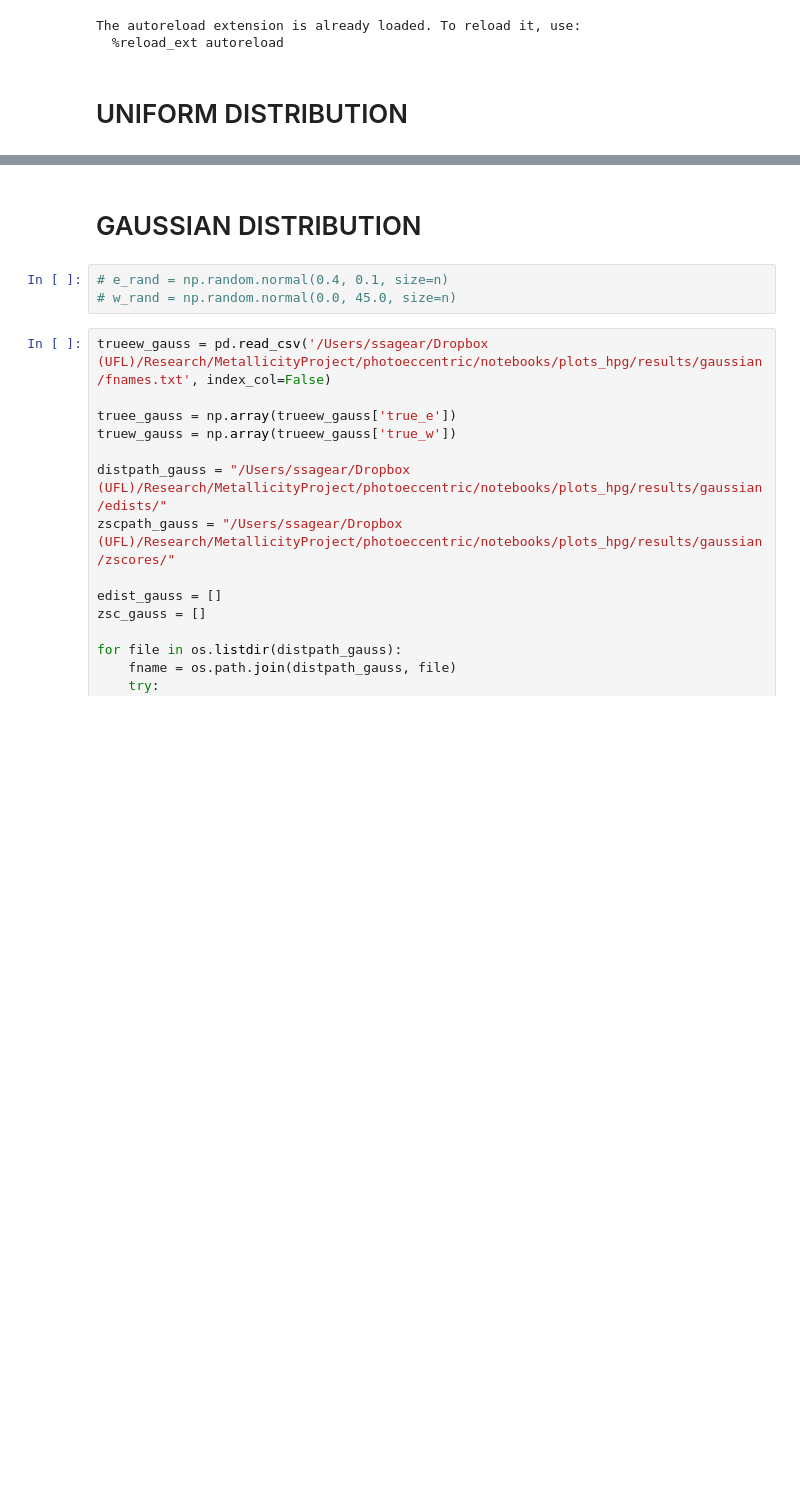
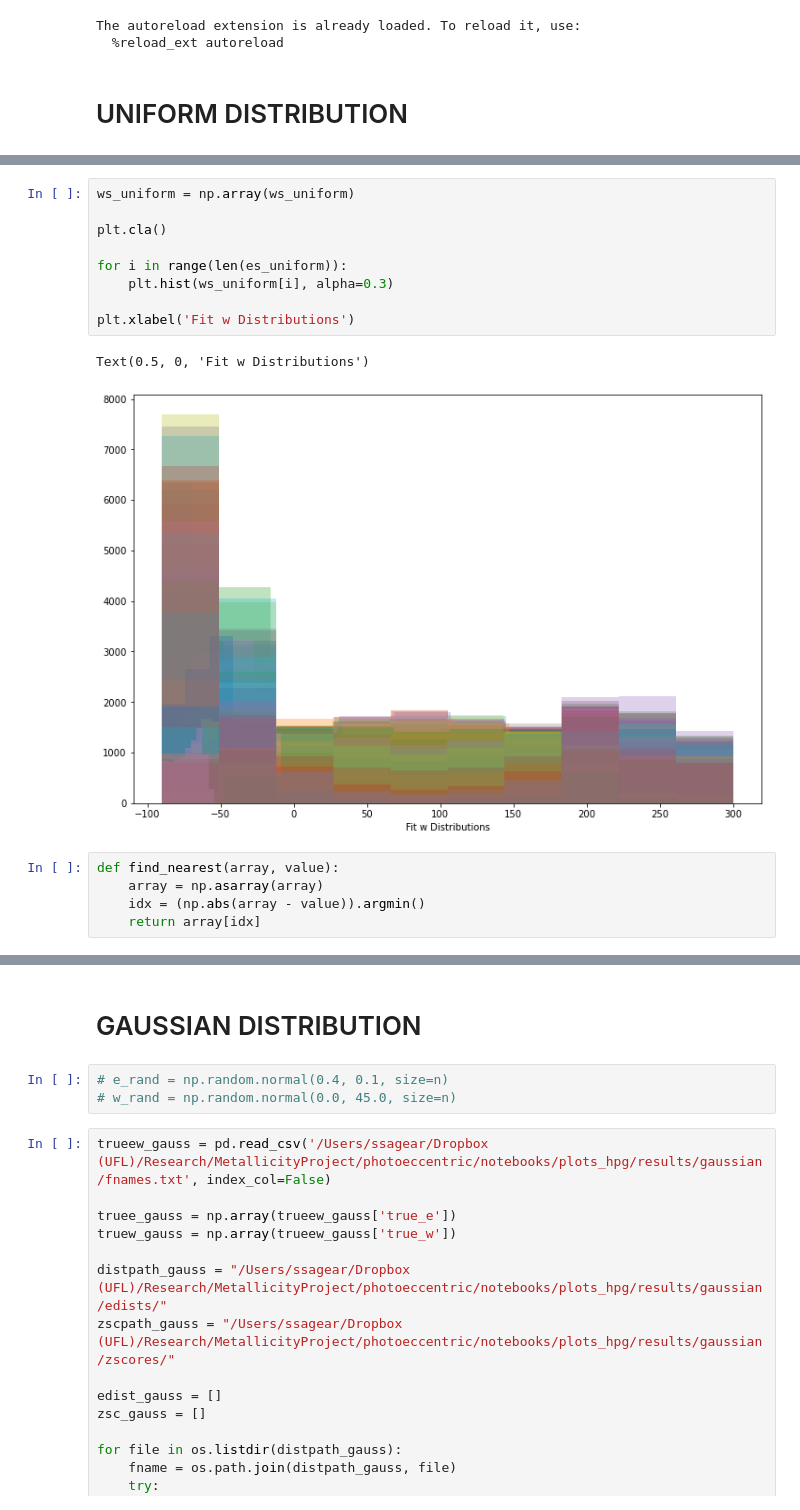
Before and after one commit to ssagear/photoeccentric, a Jupyter notebook: notebooks/true_e_dist.ipynb, the cells around one changed output, grey strips where cells are left out. Drawn from its saved outputs; the diff is of its cells as text; blank space fills up the shorter version.

```diff
--- a/notebooks/true_e_dist.ipynb
+++ b/notebooks/true_e_dist.ipynb
@@ -110,0 +85,17 @@ for i in range(len(zsc_e_uniform)):
+# %%
+ws_uniform = np.array(ws_uniform)
+
+plt.cla()
+
+for i in range(len(es_uniform)):
+    plt.hist(ws_uniform[i], alpha=0.3)
+
+plt.xlabel('Fit w Distributions')
+# %% [output]
+Text(0.5, 0, 'Fit w Distributions')
+[figure, added]
+# %%
+def find_nearest(array, value):
+    array = np.asarray(array)
+    idx = (np.abs(array - value)).argmin()
+    return array[idx]
```
Also changed, not shown: parts of 15 cells of this notebook, 1 other file.
